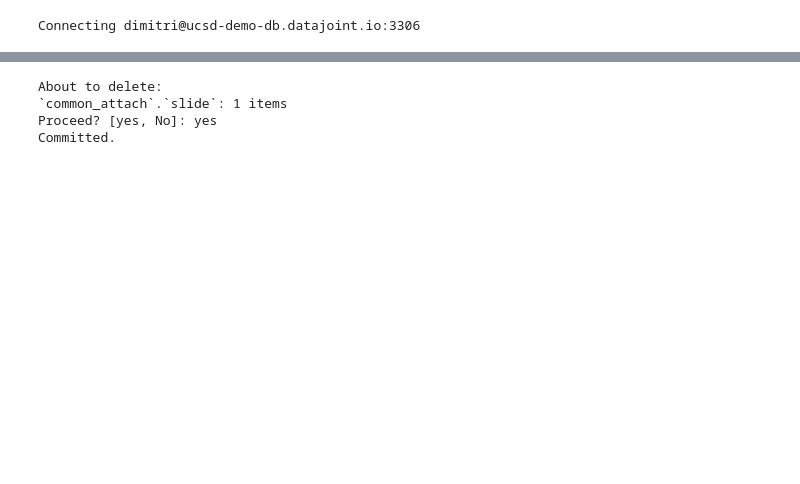
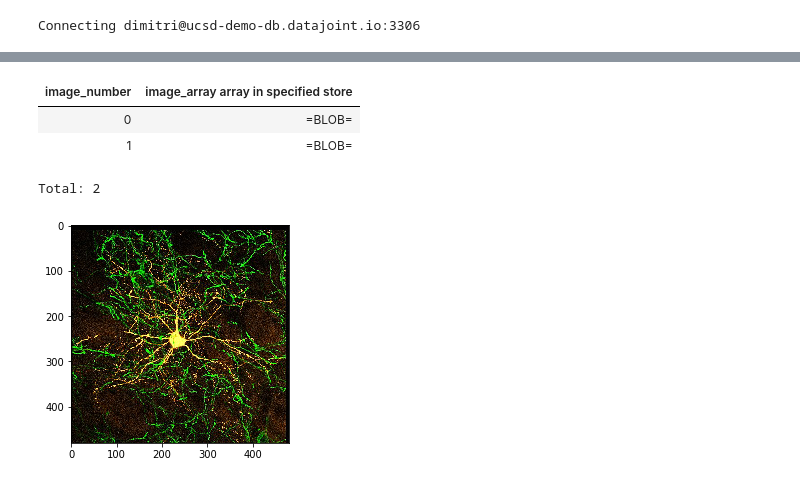
Before and after one commit to dimitri-yatsenko/Datajoint_Interface, a Jupyter notebook: demo/AttachmentDemo.ipynb, the cells around one changed output, grey strips where cells are left out. Cells and saved outputs as stored; diff of their text form; code cells hidden in the pictures; blank space fills up the shorter version.

Commit message:
complete attachment and blob demo

```diff
--- a/demo/AttachmentDemo.ipynb
+++ b/demo/AttachmentDemo.ipynb
@@ -64,13 +115,3 @@ dj.config['stores'] = {
         'location' : os.path.abspath('./dj-store')
     }
 }
-# %%
-# Declare a table with configurable blobs and attachments
-@schema
-class Slide(dj.Manual):
-    definition = """
-    slide : int
-    ---
-    img_file : attach-shared  # attachment in specified store
-    img_array : blob-local  # array in specified store
-    """
@@ -89,3 +117,0 @@ Total: 1
-# %%
-# fetch data
-f, a = (Slide & 'slide=1').fetch1('img_file', 'img_array')
@@ -103,0 +149,5 @@ plt.imshow(a)
+# %%
+# preview downloaded attachment
+file = (OriginalFile & 'image_number=1').fetch1('image_file')
+Image.from_file(file)
+os.remove(file)
@@ -103,0 +157,19 @@ plt.imshow(a)
+# %%
+# Declare a table with a configurable blob
+@schema
+class Slide(dj.Computed):
+    definition = """
+    -> OriginalFile
+    ---
+    image_array : blob-local  # array in specified store
+    """
+
+    def make(self, key):
+        # get the attached file
+        file = (OriginalFile & key).fetch1('image_file')
+
+        # save image data
+        self.insert1(dict(key, image_array=imageio.imread(file)))
+
+        # remove the downloaded file
+        os.remove(file)
@@ -104,7 +178,12 @@ plt.imshow(a)
 # %%
-Slide.delete()
+Slide()
 # %% [output]
+| image_number | image_array array in specified store |
+| 0 | =BLOB= |
+| 1 | =BLOB= |
-About to delete:
-`common_attach`.`slide`: 1 items
-Proceed? [yes, No]: yes
-Committed.
+Total: 2
+# %%
+# Plot image form a blob
+plt.imshow((Slide & 'image_number=0').fetch1('image_array'));
+# %% [output]
+[figure, added]
```
Also changed, not shown: parts of 27 cells of this notebook, 1 other file.
